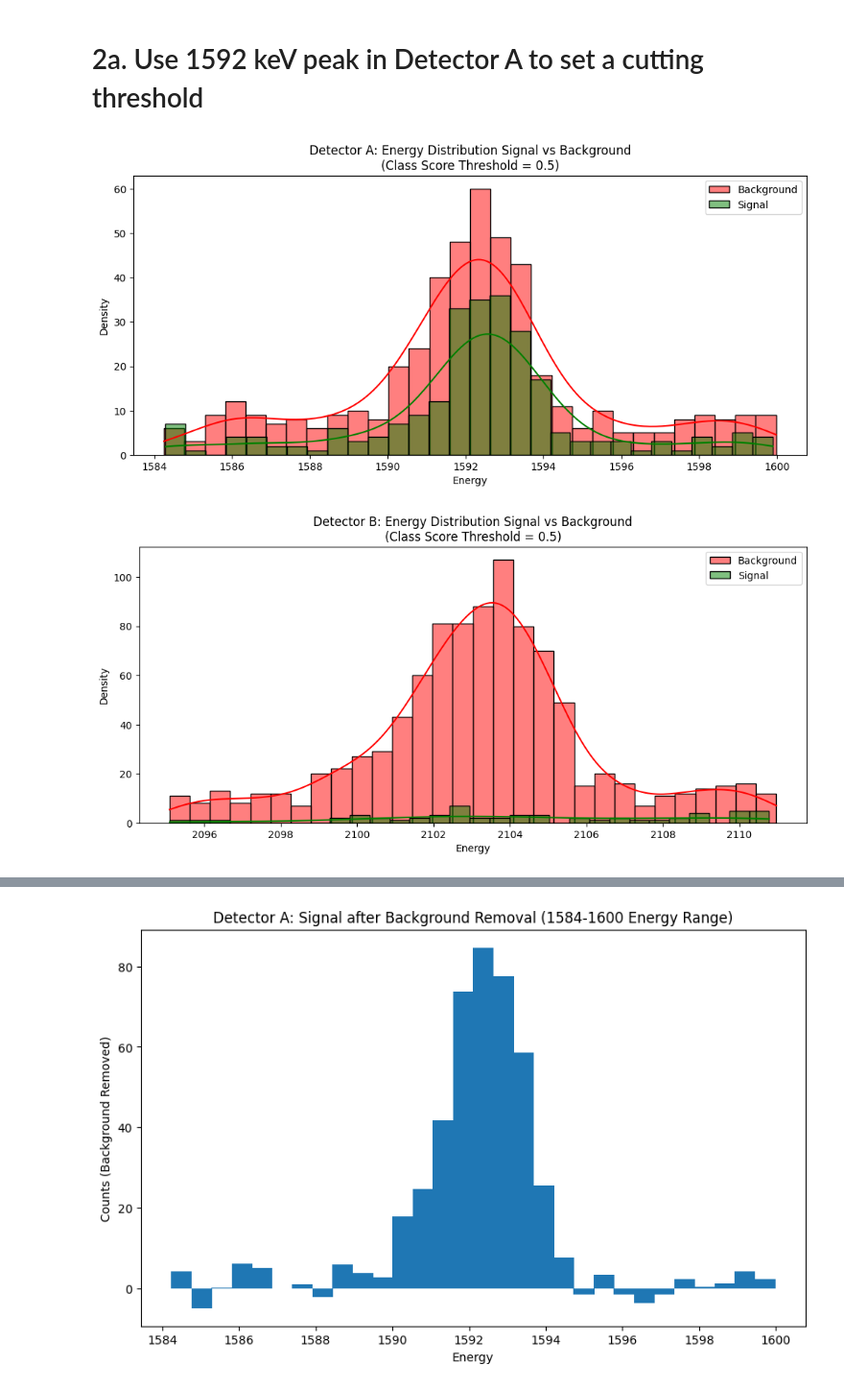
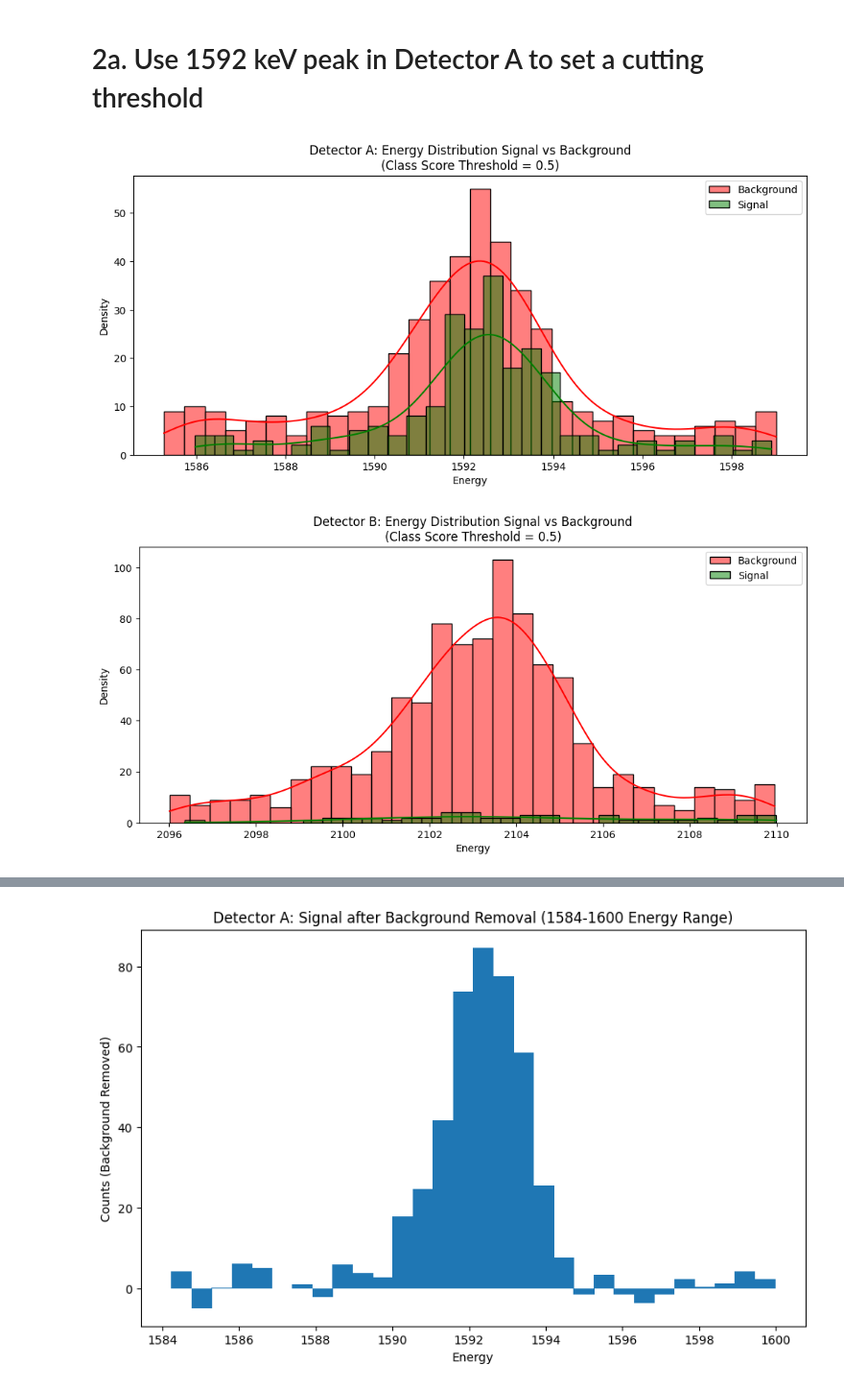
Before and after one commit to TangyKiwi/DSC-291-Final-Project, a Jupyter notebook: scripts/detectorAcut.ipynb, the cells around one changed output, grey strips where cells are left out. Shown at 96% size. Cells and saved outputs as stored; diff of their text form; code cells hidden in the pictures.

```diff
--- a/scripts/detectorAcut.ipynb
+++ b/scripts/detectorAcut.ipynb
@@ -70,14 +70,20 @@ split_plot(detA, 'Detector A', 0.5)
 # %% [markdown]
 # 2a. Use 1592 keV peak in Detector A to set a cutting threshold
 # %%
-aReg = detA[(detA['energy'] > 1584) & (detA['energy'] < 1600)]
-bReg = detB[(detB['energy'] > 2095) & (detB['energy'] < 2111)]
+delta = 7
+cA, cB, cC = [1592, 2103, 2039]
+detA_select = (cA-delta, cA+delta, cA)
+detB_select = (cB-delta, cB+delta, cB)
+detC_select = (cC-delta, cC+delta, cC)
+
+aReg = detA[(detA['energy'] > detA_select[0]) & (detA['energy'] < detA_select[1])]
+bReg = detB[(detB['energy'] > detB_select[0]) & (detB['energy'] < detB_select[1])]
 
 split_plot(aReg, 'Detector A', 0.5)
 split_plot(bReg, 'Detector B', 0.5)
 # %% [output]
-[figure, old version]
+[figure, new version]
-[figure, old version]
+[figure, new version]
 # %%
 fpr = []
 tpr = []
```
Also changed, not shown: parts of 11 cells of this notebook.
